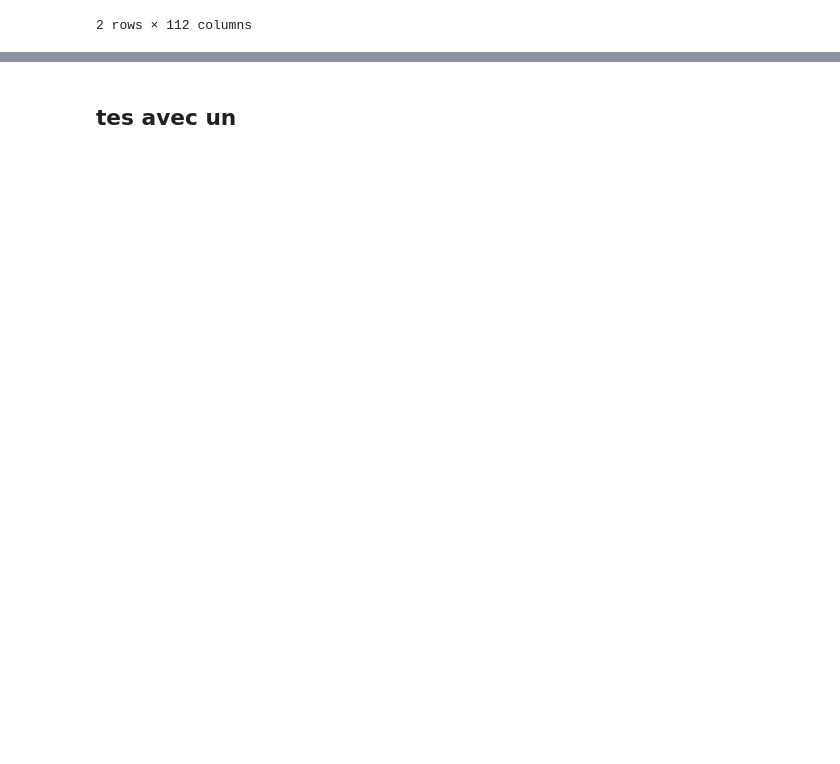
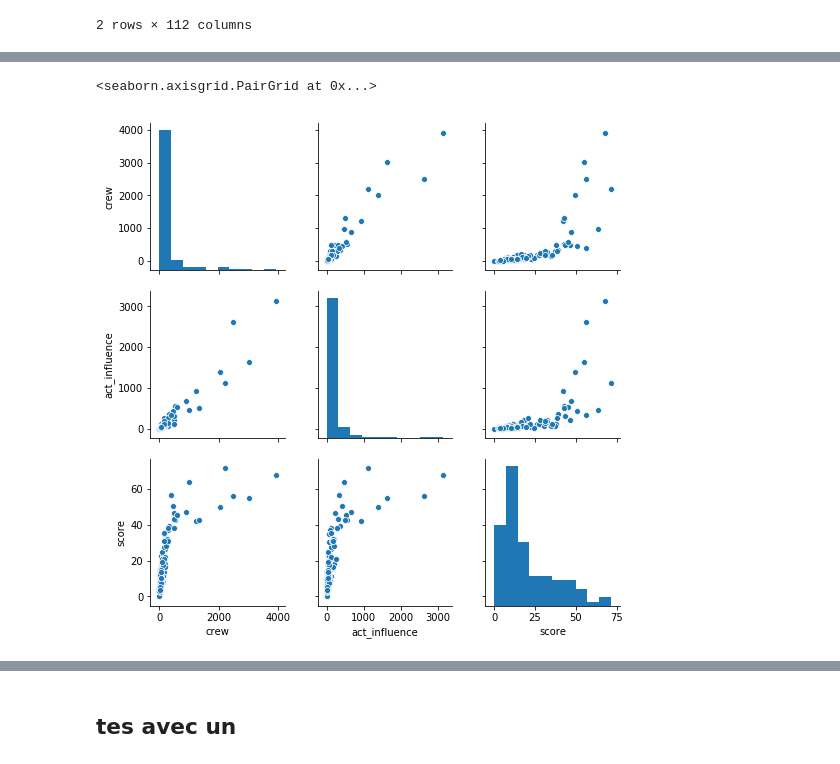
Before and after one commit to chekirou/Machine-learning-on-IMDB, a Jupyter notebook: projet.ipynb, the cells around one changed output, grey strips where cells are left out. Saved outputs shown, nothing was run; the diff lists cells and outputs as text; code cells hidden in the pictures; blank space fills up the shorter version.

```diff
--- a/projet.ipynb
+++ b/projet.ipynb
@@ -699,3 +697,8 @@ movies_regression_sample = movies_regression.sample(20000)
+# %%
+sea.pairplot(movies_regression_sample[["crew", "act_influence", "score"]])
+# %% [output]
+<seaborn.axisgrid.PairGrid at 0x...>
+[figure, added]
 # %%
 movies_regression_sample = movies_regression_sample.dropna()
 # %%
```
Also changed, not shown: parts of 37 cells of this notebook, 1 other file.
